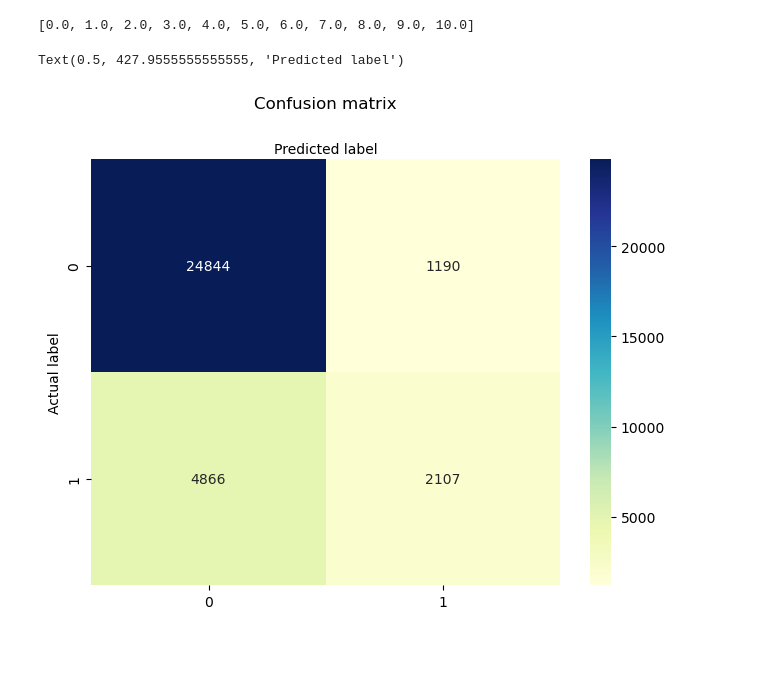
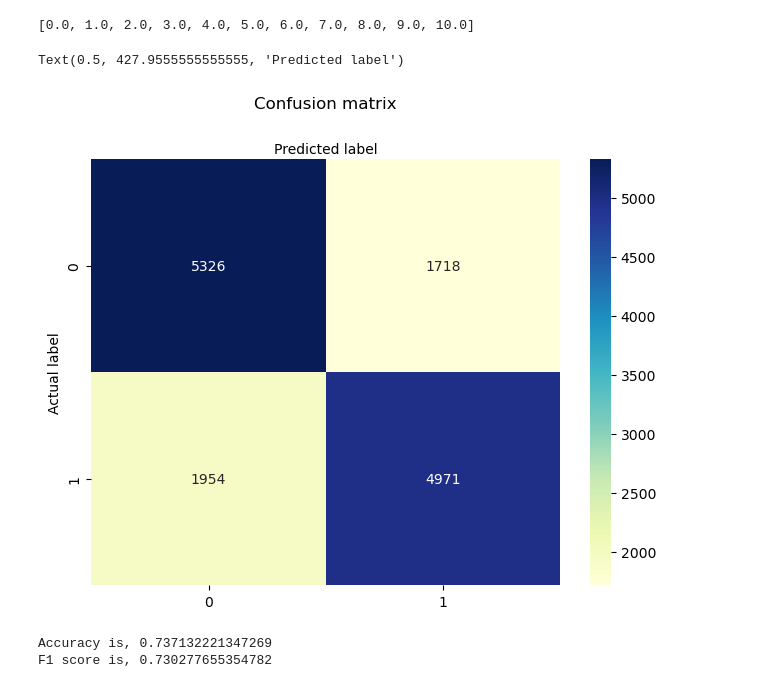
Before and after one commit to ruwindarowel/Bank-Churn-Predictor---Kaggle-Comp, a Jupyter notebook: DA.ipynb, the cells around one changed output. Cells and saved outputs as stored; diff of their text form; code cells hidden in the pictures; blank space fills up the shorter version.

```diff
--- a/DA.ipynb
+++ b/DA.ipynb
@@ -112,0 +118,5 @@ df.describe()
+# %%
+df_zeros=df.loc[df['Exited']==0,:]
+df_ones=df.loc[df['Exited']==1,:]
+# %%
+df_downsample=df_zeros.sample(n=number_of_ones,random_state=100)
@@ -112,0 +137,5 @@ df.describe()
+# %%
+frames=[df_ones,df_downsample]
+df=pd.concat(frames)
+
+print(df.shape)
@@ -313,3 +294,13 @@ plt.show()
 # %% [markdown]
 ## Preprocessing before
+# %%
+def cols_into_int(dt):
+    dt['Tenure']=dt['Tenure'].astype(float)
+    dt['NumOfProducts']=dt['NumOfProducts'].astype(float)
+    dt['HasCrCard']=dt['HasCrCard'].astype(float)
+    dt['IsActiveMember']=dt['IsActiveMember'].astype(float)
+    dt['Exited']=dt['Exited'].astype(float)
+    return dt
+
+x_train=cols_into_int(x_train)
 # %%
@@ -502,25 +468,35 @@ y_pred = log_reg_model.predict(x_test)
 # %%
-# import required modules
-import numpy as np
-import matplotlib.pyplot as plt
-import seaborn as sns
 from sklearn import metrics
 
-cnf_matrix = metrics.confusion_matrix(y_test, y_pred)
+y_preds_log_reg = log_reg_model.predict(x_test)
+
+cnf_matrix = metrics.confusion_matrix(y_test, y_preds_log_reg)
 cnf_matrix
 
 class_names=[0,1] # name  of classes
 fig, ax = plt.subplots()
 tick_marks = np.arange(len(class_names))
 plt.xticks(tick_marks, class_names)
 plt.yticks(tick_marks, class_names)
 # create heatmap
 sns.heatmap(pd.DataFrame(cnf_matrix), annot=True, cmap="YlGnBu" ,fmt='g')
 ax.xaxis.set_label_position("top")
 plt.tight_layout()
 plt.title('Confusion matrix', y=1.1)
 plt.ylabel('Actual label')
 plt.xlabel('Predicted label')
 # %% [output]
 Text(0.5, 427.9555555555555, 'Predicted label')
-[figure, old version]
+[figure, new version]
+# %%
+from sklearn.metrics import accuracy_score
+from sklearn.metrics import f1_score
+
+f1_log_reg=f1_score(y_test,y_preds_log_reg)
+accuracy_log_reg=accuracy_score(y_test, y_preds_log_reg, normalize=True)
+
+print(f"Accuracy is, {accuracy_log_reg}")
+print(f"F1 score is, {f1_log_reg}")
+# %% [output]
+Accuracy is, 0.737132221347269
+F1 score is, 0.730277655354782
```
Also changed, not shown: parts of 41 cells of this notebook.
